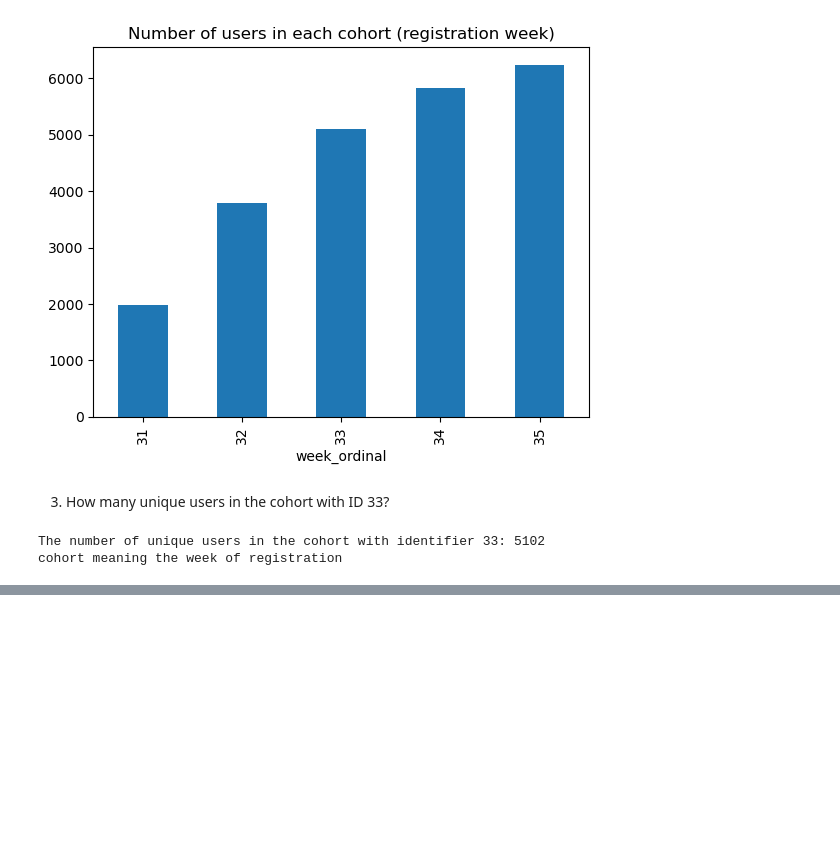
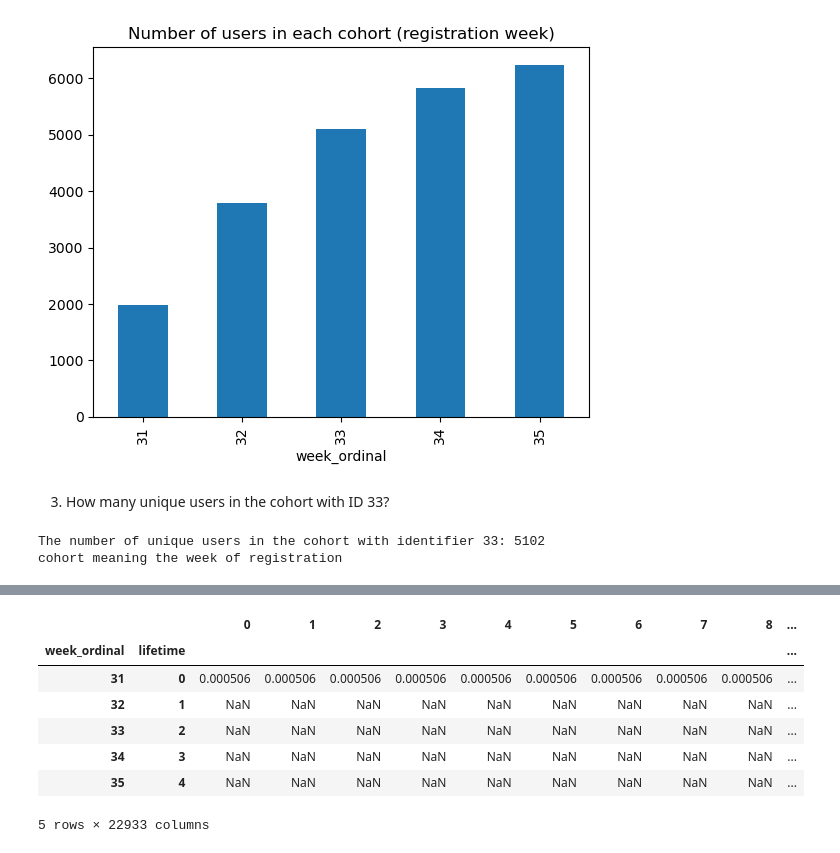
Before and after one commit to fbientrigo/machine-learning, a Jupyter notebook: 3_DataScience_Interview/2_eventdata.ipynb, the cells around one changed output, grey strips where cells are left out. Saved outputs shown, nothing was run; the diff lists cells and outputs as text; code cells hidden in the pictures; blank space fills up the shorter version.

```diff
--- a/0_DataExploration/2_eventdata.ipynb
+++ b/3_DataScience_Interview/2_eventdata.ipynb
@@ -109,11 +110,8 @@ cohort_data.head()
 # %%
-# its possible to create a new column with the cohort number
-# cohort_data['cohort'] = cohort_data['week_ordinal'].apply(lambda x: x - 31)
-# right now we don't need it, it's just for illustration,
-# but in this case it is asked to use 31 as the cohort number for week the week from July 29 to August 4
+cohort_counts = cohort_data.copy()
 
 # Group the data by week_ordinal and calculate the number of unique users in each cohort
-cohort_counts = cohort_data.groupby('week_ordinal')['user_id'].nunique()
+cohort_counts = cohort_counts.groupby('week_ordinal')['user_id'].nunique()
 print('---cohort_counts---')
 print(cohort_counts)
 
@@ -140,0 +208,17 @@ cohort meaning the week of registration
+# %%
+# Calculate the Retention Rate for each cohort and each lifetime week
+retention_table = cohort_retention.divide(cohort_counts, axis=0)
+
+# Pivot the retention_table DataFrame to make it easier to read
+retention_table = retention_table.unstack()
+
+retention_table
+# %% [output]
+|  |  | 0 | 1 | 2 | 3 | 4 | 5 | 6 | 7 | 8 | ... |
+| week_ordinal | lifetime |  |  |  |  |  |  |  |  |  | ... |
+| 31 | 0 | 0.000506 | 0.000506 | 0.000506 | 0.000506 | 0.000506 | 0.000506 | 0.000506 | 0.000506 | 0.000506 | ... |
+| 32 | 1 | NaN | NaN | NaN | NaN | NaN | NaN | NaN | NaN | NaN | ... |
+| 33 | 2 | NaN | NaN | NaN | NaN | NaN | NaN | NaN | NaN | NaN | ... |
+| 34 | 3 | NaN | NaN | NaN | NaN | NaN | NaN | NaN | NaN | NaN | ... |
+| 35 | 4 | NaN | NaN | NaN | NaN | NaN | NaN | NaN | NaN | NaN | ... |
+5 rows × 22933 columns
```
Also changed, not shown: parts of 8 cells of this notebook, 6 other files.
